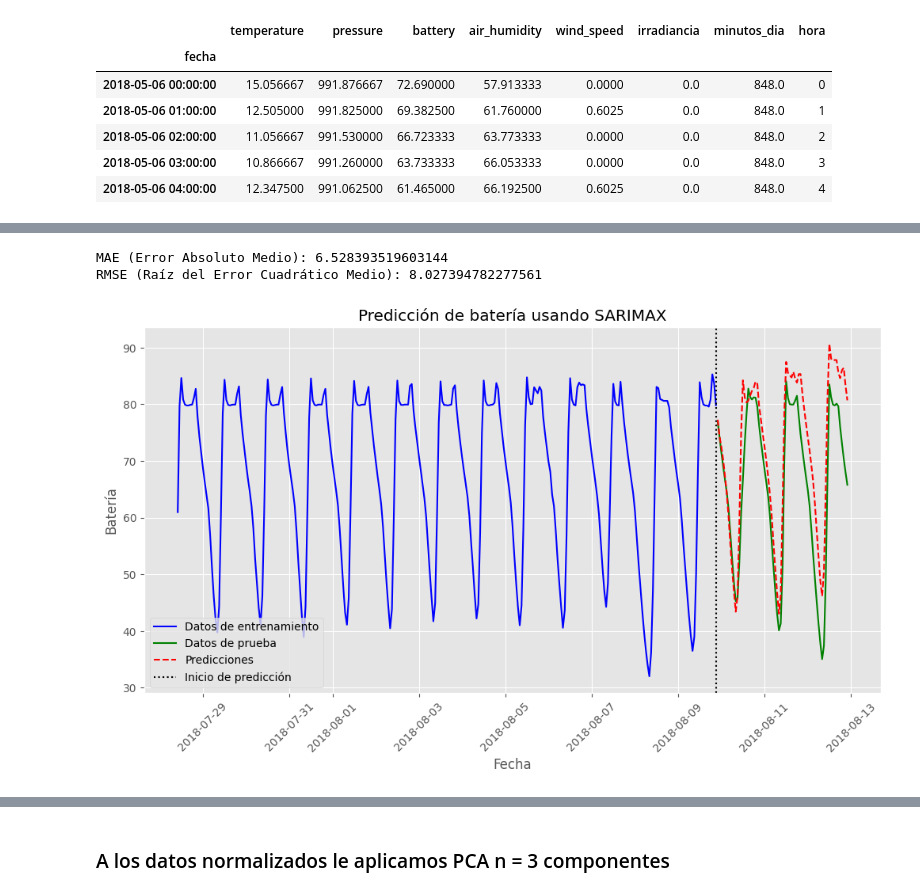
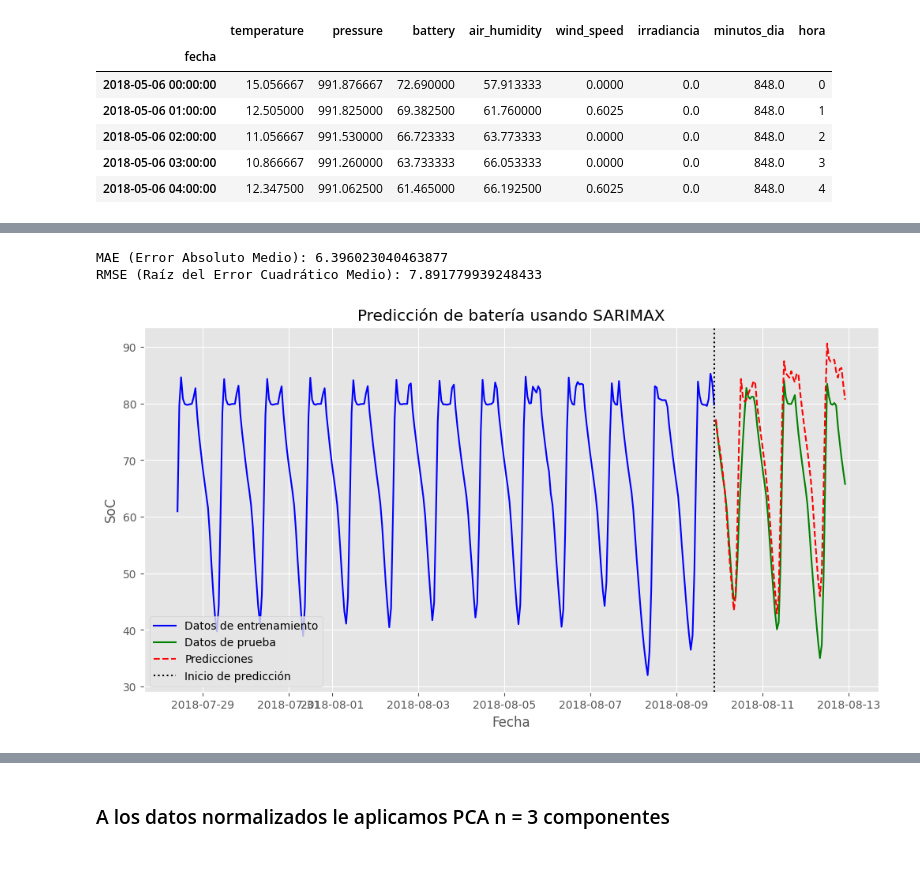
Before and after one commit to fgarciagonzalez2/TFM, a Jupyter notebook: notebooks/LR/RL_V1-PCA3.ipynb, the cells around one changed output, grey strips where cells are left out. Saved outputs shown, nothing was run; the diff lists cells and outputs as text; code cells hidden in the pictures; blank space fills up the shorter version.

```diff
--- a/notebooks/LR/RL_V1-PCA3.ipynb
+++ b/notebooks/LR/RL_V1-PCA3.ipynb
@@ -366,7 +639,4 @@ test_data = train_dataset['battery'][train_size:]
 # %%
 # Establecer las variables exógenas
-#exog_train = test_dataset[['temperature', 'pressure', 'air_humidity', 'wind_speed', 'irradiancia', "minutos_dia", "hora"]][:train_size]
-#exog_test = train_dataset[['temperature', 'pressure', 'air_humidity', 'wind_speed', 'irradiancia', "minutos_dia", "hora"]][train_size:]
-# Establecer las variables exógenas
-exog_train = X_train_norm[['temperature', 'pressure', 'air_humidity', 'wind_speed', 'irradiancia', "minutos_dia", "hora"]][:train_size]
-exog_test = X_train_norm[['temperature', 'pressure', 'air_humidity', 'wind_speed', 'irradiancia', "minutos_dia", "hora"]][train_size:]
+exog_train = train_dataset[['temperature', 'pressure', 'air_humidity', 'wind_speed', 'irradiancia', "minutos_dia", "hora"]][:train_size]
+exog_test = train_dataset[['temperature', 'pressure', 'air_humidity', 'wind_speed', 'irradiancia', "minutos_dia", "hora"]][train_size:]
@@ -448,25 +679,24 @@ rmse = np.sqrt(mean_squared_error(test_data[0:73], forecast))
 print(f"MAE (Error Absoluto Medio): {mae}")
 print(f"RMSE (Raíz del Error Cuadrático Medio): {rmse}")
 # %% [output]
-MAE (Error Absoluto Medio): 6.528393519603144
-RMSE (Raíz del Error Cuadrático Medio): 8.027394782277561
+MAE (Error Absoluto Medio): 6.396023040463877
+RMSE (Raíz del Error Cuadrático Medio): 7.891779939248433
 # %%
 # Graficar los resultados
 plt.figure(figsize=(12, 6))
 plt.plot(train_data.index[-300:], train_data[-300:], label="Datos de entrenamiento", color='blue')
 plt.plot(test_data.index[0:73], test_data[0:73], label="Datos de prueba", color='green')
 plt.plot(test_data.index[0:73], forecast, label="Predicciones", color='red', linestyle='--')
 plt.axvline(train_data.index[-1], color='black', linestyle=':', label="Inicio de predicción")
 plt.title("Predicción de batería usando SARIMAX")
 plt.xlabel("Fecha")
-plt.ylabel("Batería")
-plt.xticks(rotation=45)
+plt.ylabel("SoC")
 plt.legend()
 plt.grid(True)
 plt.savefig("SARIMAX_train.png", dpi=300, bbox_inches='tight')
 plt.show()
 # %% [output]
-[figure, old version]
+[figure, new version]
 # %%
 model_fit.summary()
 # %% [output]
```
Also changed, not shown: parts of 28 cells of this notebook, 6 other files.
